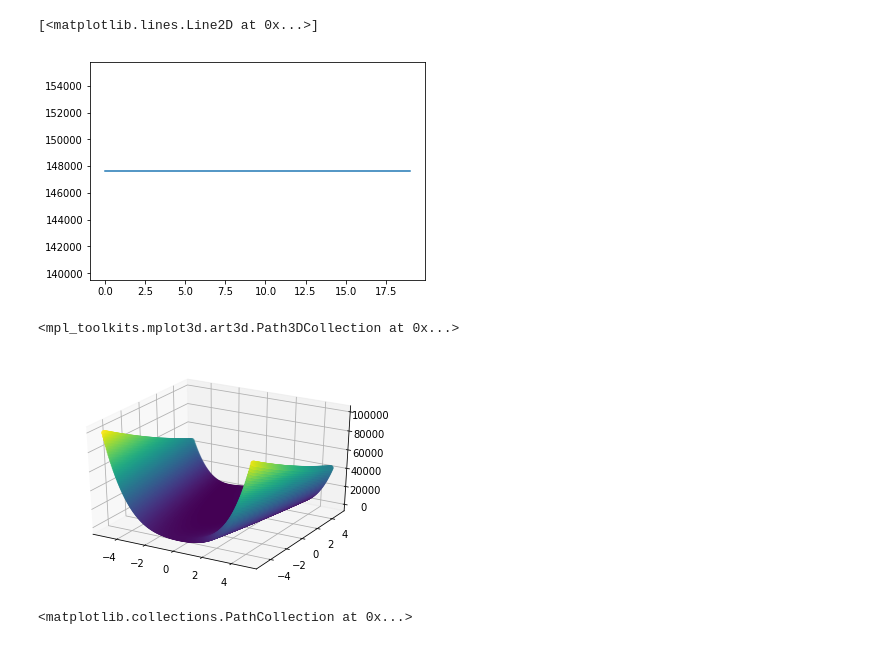
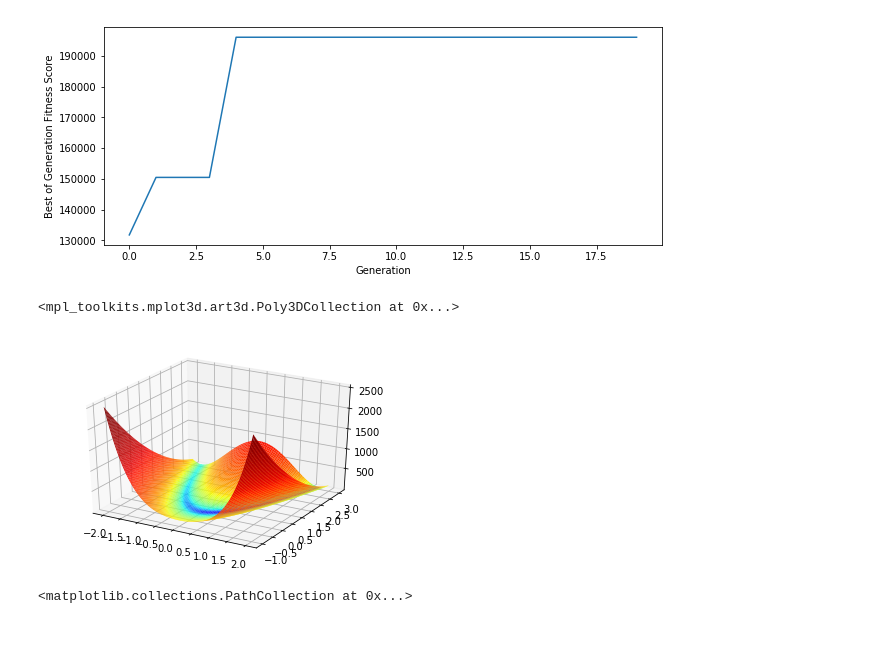
Before and after one commit to jlln/GeneticKnapsack, a Jupyter notebook: GeneticAlgorithms/Scratch.ipynb, the cells around one changed output. Saved outputs shown, nothing was run; the diff lists cells and outputs as text; code cells hidden in the pictures.

```diff
--- a/GeneticAlgorithms/Scratch.ipynb
+++ b/GeneticAlgorithms/Scratch.ipynb
@@ -38,3 +42,4 @@ np.sum([x[1] for x in list(solution)])
 # %%
-items_ = [Item(x[0], x[1]) for x in items]
-individuals = [Individual(items_, max_weight=100) for x in range(5)]
+items_ = [KnapsackItem(x[0], x[1]) for x in items]
+individuals = [KnapsackIndividual(items_, max_weight=100) for x in range(5)]
+g,mev,w,v,f,mf,pop,bog,matings,pop_record = evolve_knapsack_population(individuals,0.25,10,20,0.2)
@@ -41,2 +63,0 @@ individuals = [Individual(items_, max_weight=100) for x in range(5)]
-# %%
-g,mev,w,v,f,mf,pop,bog,matings,pop_record = evolve_knapsack_population(individuals,0.25,8,20,0.2)
@@ -127,10 +174,13 @@ draw_population(bog)
 # %%
 x = bog[0]
 # %%
+plt.figure(figsize=(10,4))
 plt.plot([x.fitness_score() for x in bog])
+plt.xlabel("Generation")
+plt.ylabel("Best of Generation Fitness Score")
+plt.savefig("knapsack.jpg")
 # %% [output]
-[<matplotlib.lines.Line2D at 0x...>]
-[figure, old version]
+[figure, new version]
 # %%
 def bla(x,y):
     return x**2 - 50*x + y**2
@@ -153,10 +209,10 @@ from matplotlib import cm
 # %%
 fig = plt.figure()
 ax = fig.add_subplot(111, projection='3d')
-ax.scatter(xs, ys,zs,c=zs)
+ax.plot_surface(X, Y, Z, rstride = 1, cstride = 1, norm = LogNorm(), cmap = cm.jet, linewidth=0, edgecolor='none')
 # %% [output]
-<mpl_toolkits.mplot3d.art3d.Path3DCollection at 0x...>
+<mpl_toolkits.mplot3d.art3d.Poly3DCollection at 0x...>
-[figure, old version]
+[figure, new version]
 # %%
 plt.scatter(xs,ys,c=zs)
 # %% [output]
```
Also changed, not shown: parts of 27 cells of this notebook, 6 other files.
